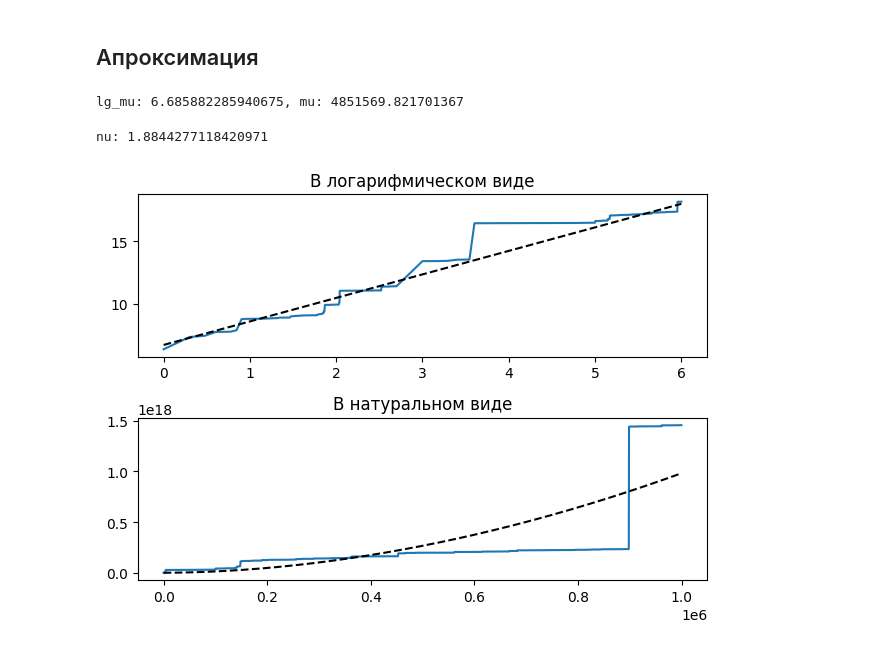
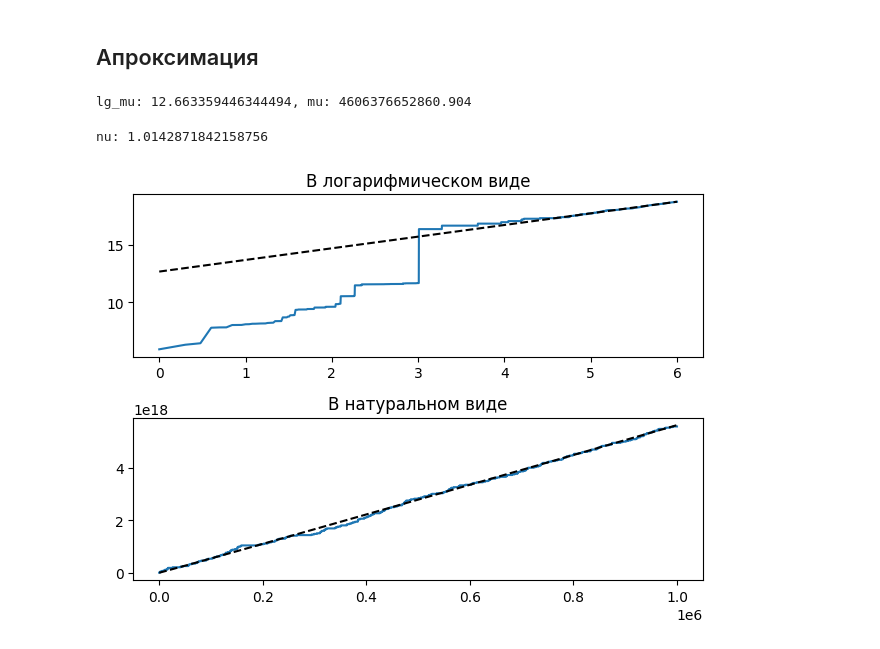
Before and after one commit to Mis-prog/matmod-8sem, a Jupyter notebook: lab1/misha/report/result.ipynb, the cells around one changed output. Drawn from its saved outputs; the diff is of its cells as text; code cells hidden in the pictures.

```diff
--- a/lab1/misha/report/result.ipynb
+++ b/lab1/misha/report/result.ipynb
@@ -3,7 +3,7 @@ import pandas as pd
 import matplotlib.pyplot as plt
 import numpy as np
 # %%
-data_calc = pd.read_csv('../result-1e6×1e6/calc.csv',sep=' ', index_col=False)
+data_calc = pd.read_csv('../result/other.txt',sep=' ', index_col=False,header=None)
 # %%
 # data_calc.N += 1
 data_calc
@@ -24,41 +31,39 @@ data_calc
 # %% [markdown]
 ## Апроксимация
 # %%
-index_end = 3000
-index_start = 0
-x = np.log10(data_calc['N'][index_start:index_end])
-y = np.log10(data_calc['<ΔR^2>'][index_start:index_end])
+x = np.log10(np.linspace(1, len(data_calc[7]), num=len(data_calc[7])))
+y = np.log10(data_calc[7])
 # %%
 lg_mu = (y.mean()*(x**2).mean() - (x*y).mean()*x.mean())/((x**2).mean() - x.mean()**2)
 mu = 10**lg_mu
 print(f'lg_mu: {lg_mu}, mu: {mu}')
 # %% [output]
-lg_mu: 6.685882285940675, mu: 4851569.821701367
+lg_mu: 12.663359446344494, mu: 4606376652860.904
 # %%
 nu = ((x*y).mean() - y.mean()*x.mean())/((x**2).mean() - x.mean()**2)
 print(f'nu: {nu}')
 # %% [output]
-nu: 1.8844277118420971
+nu: 1.0142871842158756
 # %%
 plt.figure()
 
 plt.subplot(2, 1, 1)
 
-x = np.log10(data_calc['N'][index_start:index_end])
-y = np.log10(data_calc['<ΔR^2>'][index_start:index_end])
+x = np.log10(np.linspace(1, len(data_calc[7]), num=len(data_calc[7])))
+y = np.log10(data_calc[7])
 plt.title('В логарифмическом виде')
 plt.plot(x, y)
 plt.plot(x, lg_mu + nu * x,'k--', label='Аппроксимация')
 
 plt.subplot(2, 1, 2)
-N_list = data_calc['N'][index_start:index_end]
-R2_list = data_calc['<ΔR^2>'][index_start:index_end]
+x = np.linspace(1, len(data_calc[7]), num=len(data_calc[7]))
+y = data_calc[7]
 plt.title('В натуральном виде')
-plt.plot(N_list, R2_list)
-plt.plot(N_list, mu*(N_list**nu),'k--', label='Аппроксимация')
+plt.plot(x, y)
+plt.plot(x, mu*(x**nu),'k--', label='Аппроксимация')
 
 plt.tight_layout()
 plt.show()
 # %% [output]
-[figure, old version]
+[figure, new version]
 # %%
```
Also changed, not shown: parts of 8 cells of this notebook, 2 other files.
